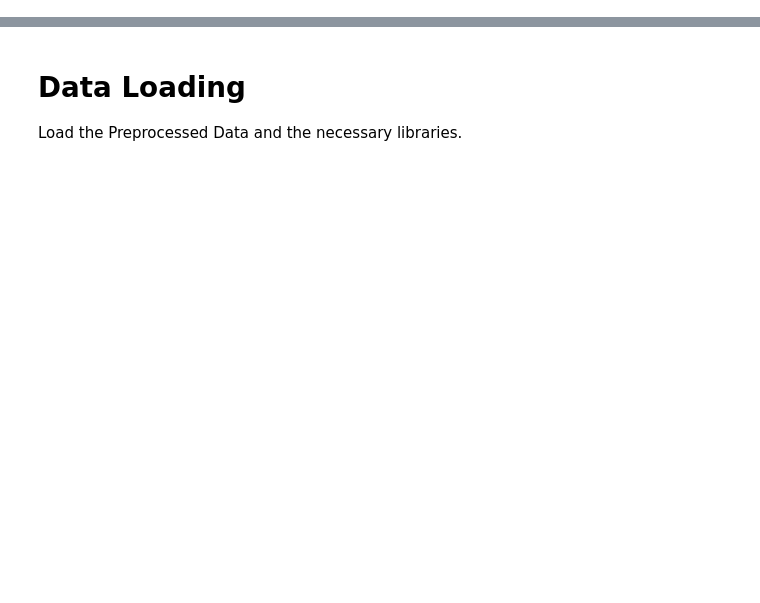
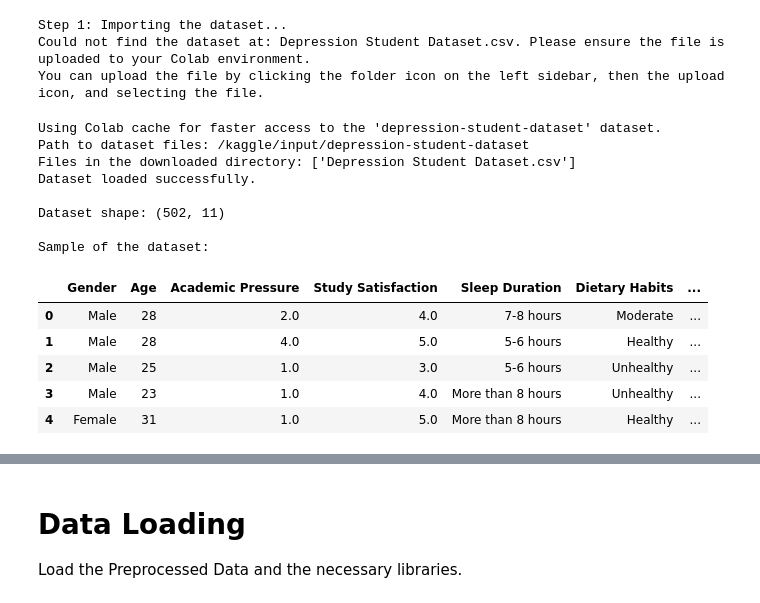
Before and after one commit to Shatha-1/IT326-Project, a Jupyter notebook: Phase3.ipynb, the cells around one changed output, grey strips where cells are left out. Saved outputs shown, nothing was run; the diff lists cells and outputs as text; code cells hidden in the pictures; blank space fills up the shorter version.

```diff
--- a/Phase3.ipynb
+++ b/Phase3.ipynb
@@ -2,0 +23,61 @@
+# %%
+# Step 0: Import necessary libraries
+import pandas as pd
+import matplotlib.pyplot as plt
+import seaborn as sns
+
+# Step 1: Load the dataset
+print("Step 1: Importing the dataset...")
+dataset_path = "Depression Student Dataset.csv"
+
+def load_dataset():
+    try:
+        data = pd.read_csv(dataset_path)
+        print("Dataset loaded successfully.")
+        return data
+    except FileNotFoundError:
+        print(f"Could not find the dataset at: {dataset_path}. Please ensure the file is uploaded to your Colab environment.")
+        print("You can upload the file by clicking the folder icon on the left sidebar, then the upload icon, and selecting the file.")
+        return None
+df = load_dataset()
+# %% [output]
+Step 1: Importing the dataset...
+Could not find the dataset at: Depression Student Dataset.csv. Please ensure the file is uploaded to your Colab environment.
+You can upload the file by clicking the folder icon on the left sidebar, then the upload icon, and selecting the file.
+# %%
+import kagglehub
+import pandas as pd
+import os
+
+# تحميل الداتا حقتنا من المصدر
+path = kagglehub.dataset_download("ikynahidwin/depression-student-dataset")
+
+print("Path to dataset files:", path)
+print("Files in the downloaded directory:", os.listdir(path))
+
+dataset_path = os.path.join(path, 'Depression Student Dataset.csv')
+
+# تحميل وعرض الداتا
+try:
+    data = pd.read_csv(dataset_path)
+    print("Dataset loaded successfully.")
+    print("\nDataset shape:", data.shape)
+    print("\nSample of the dataset:")
+    display(data.head())
+except FileNotFoundError:
+    print(f"Could not find the dataset at: {dataset_path}. Please check the file name and path.")
+# %% [output]
+Using Colab cache for faster access to the 'depression-student-dataset' dataset.
+Path to dataset files: /kaggle/input/depression-student-dataset
+Files in the downloaded directory: ['Depression Student Dataset.csv']
+Dataset loaded successfully.
+
+Dataset shape: (502, 11)
+
+Sample of the dataset:
+|  | Gender | Age | Academic Pressure | Study Satisfaction | Sleep Duration | Dietary Habits | ... |
+| 0 | Male | 28 | 2.0 | 4.0 | 7-8 hours | Moderate | ... |
+| 1 | Male | 28 | 4.0 | 5.0 | 5-6 hours | Healthy | ... |
+| 2 | Male | 25 | 1.0 | 3.0 | 5-6 hours | Unhealthy | ... |
+| 3 | Male | 23 | 1.0 | 4.0 | More than 8 hours | Unhealthy | ... |
+| 4 | Female | 31 | 1.0 | 5.0 | More than 8 hours | Healthy | ... |
```
Also changed, not shown: parts of 19 cells of this notebook.
